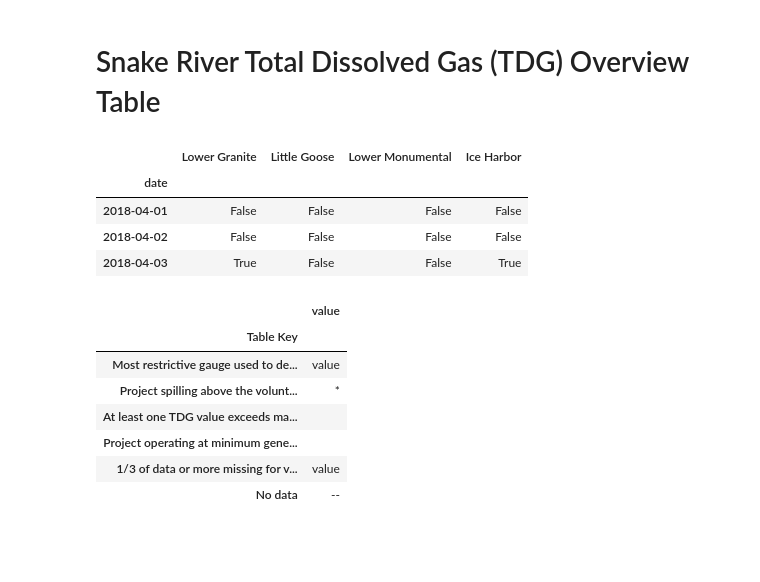
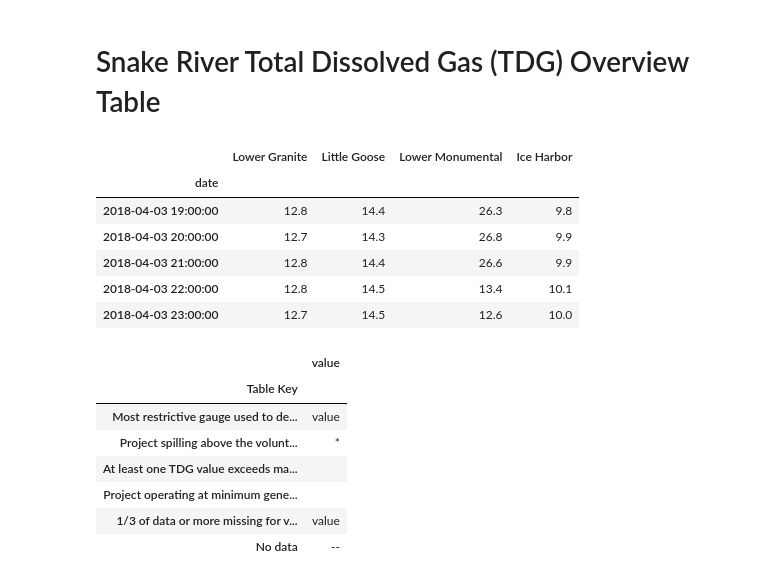
Before and after one commit to gunnarleffler/spill_vs_tdg, a Jupyter notebook: script/12hr/snake_river.ipynb, the cells around one changed output. Saved outputs shown, nothing was run; the diff lists cells and outputs as text; code cells hidden in the pictures; blank space fills up the shorter version.

Commit message:
output gen_flow.tail

```diff
--- a/script/12hr/snake_river.ipynb
+++ b/script/12hr/snake_river.ipynb
@@ -483,14 +483,16 @@ projects = list(set(df.columns.get_level_values(0).tolist()))
 min_gen_bool = pd.DataFrame(data = False,index = df.index, columns = df.columns)
 for project in projects:
     min_gen_bool.loc[:,(project, 'Actual Spill')] = min_gen[project]
-# %%
-min_gen
-# %% [output]
-|  | Lower Granite | Little Goose | Lower Monumental | Ice Harbor |
-| date |  |  |  |  |
-| 2018-04-01 | False | False | False | False |
-| 2018-04-02 | False | False | False | False |
-| 2018-04-03 | True | False | False | True |
+# %%
+gen_flow.tail()
+# %% [output]
+|  | Lower Granite | Little Goose | Lower Monumental | Ice Harbor |
+| date |  |  |  |  |
+| 2018-04-03 19:00:00 | 12.8 | 14.4 | 26.3 | 9.8 |
+| 2018-04-03 20:00:00 | 12.7 | 14.3 | 26.8 | 9.9 |
+| 2018-04-03 21:00:00 | 12.8 | 14.4 | 26.6 | 9.9 |
+| 2018-04-03 22:00:00 | 12.8 | 14.5 | 13.4 | 10.1 |
+| 2018-04-03 23:00:00 | 12.7 | 14.5 | 12.6 | 10.0 |
 # %%
 """
 Not Meeting TDG Gas Cap Tailwater: defined as combined OR WA value > 120.5
```
